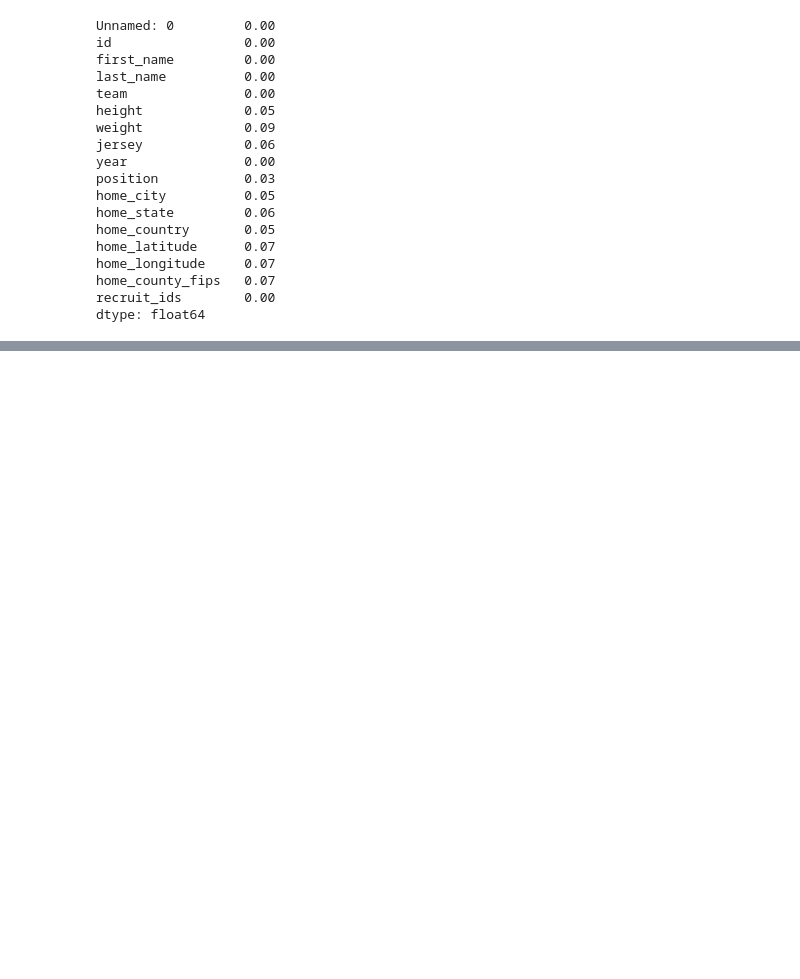
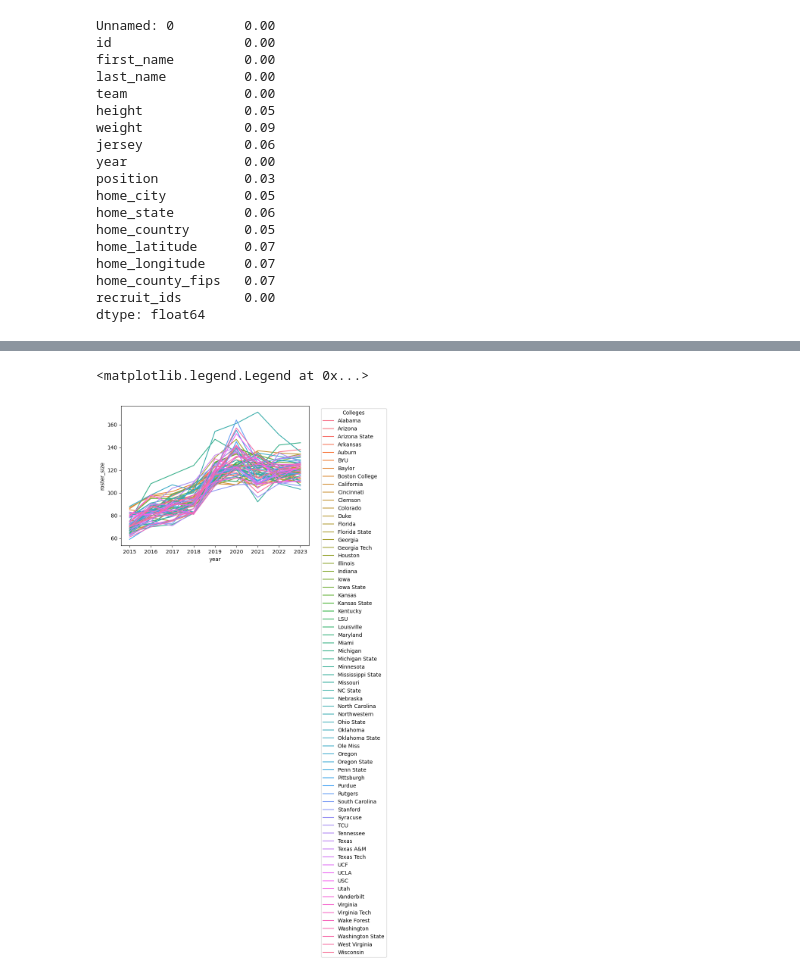
Before and after one commit to aserban13/SIADS593-MilestoneI, a Jupyter notebook: notebooks/3_eda.ipynb, the cells around one changed output, grey strips where cells are left out. Cells and saved outputs as stored; diff of their text form; code cells hidden in the pictures; blank space fills up the shorter version.

```diff
--- a/notebooks/3_eda.ipynb
+++ b/notebooks/3_eda.ipynb
@@ -448,0 +334,6 @@ df_draft[(df_draft['College/Univ'] == 'Michigan') & (df_draft['Player'] == 'Aida
+# %%
+power_five_colleges = final_game['main_team'].unique()
+print(power_five_colleges)
+
+power_five_rosters = roster_df[roster_df['school'].isin(power_five_colleges)]
+print(f'\n{power_five_rosters.head().to_markdown() }')
@@ -448,0 +361,3 @@ df_draft[(df_draft['College/Univ'] == 'Michigan') & (df_draft['Player'] == 'Aida
+# %%
+roster_size_df = pd.DataFrame(power_five_rosters.groupby(['year','school'])['id'].nunique()).reset_index().rename(columns={'id': 'roster_size'})
+roster_size_df.head()
@@ -448,0 +371,7 @@ df_draft[(df_draft['College/Univ'] == 'Michigan') & (df_draft['Player'] == 'Aida
+# %%
+# Super interesting, over the past 8 years the number of players on the roster has increased
+sns.lineplot(data=roster_size_df, x='year', y='roster_size', hue='school')
+plt.legend(title='Colleges', bbox_to_anchor=(1.05, 1), loc='upper left')
+# %% [output]
+<matplotlib.legend.Legend at 0x...>
+[figure, added]
```
Also changed, not shown: parts of 34 cells of this notebook.
